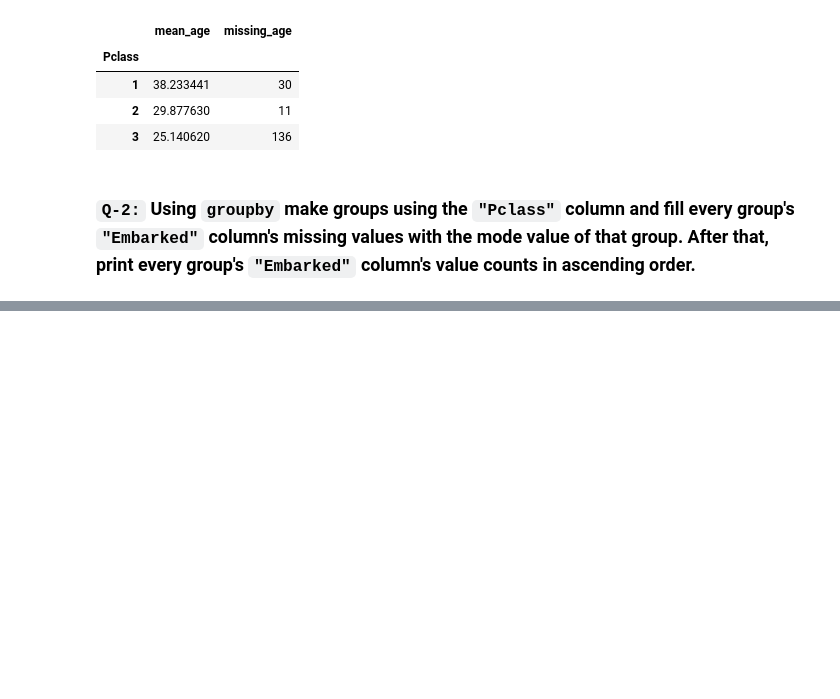
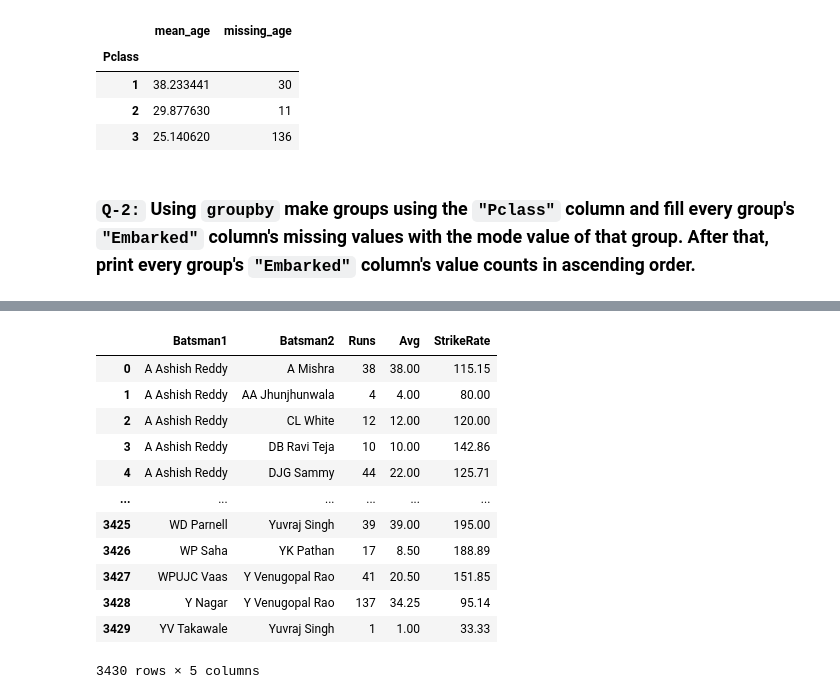
Before and after one commit to BhautikVekariya21/dsc, a Jupyter notebook: pandas/task19.ipynb, the cells around one changed output, grey strips where cells are left out. Saved outputs shown, nothing was run; the diff lists cells and outputs as text; code cells hidden in the pictures; blank space fills up the shorter version.

```diff
--- a/pandas/task19.ipynb
+++ b/pandas/task19.ipynb
@@ -40,0 +366,51 @@ titanic.groupby('Pclass').agg(
+# %%
+import pandas as pd
+
+# Load dataset
+df = pd.read_csv("deliveries.csv")
+
+# Create sorted batsman pair
+df['pair'] = df[['batsman', 'non_striker']].apply(lambda x: ' & '.join(sorted(x)), axis=1)
+
+# Group by pair to aggregate stats
+stats = df.groupby('pair').agg(
+    Runs=('batsman_runs', 'sum'),
+    Balls=('ball', 'count'),  # Legal deliveries
+    Wides=('wide_runs', 'sum'),  # Count wide deliveries
+    Dismissals=('player_dismissed', 'count')
+).reset_index()
+
+# Add wide balls to total balls
+stats['TotalBalls'] = stats['Balls'] + stats['Wides']
+
+# Compute Strike Rate and Average
+stats['StrikeRate'] = (stats['Runs'] / stats['TotalBalls'] * 100).round(2)
+stats['Avg'] = (stats['Runs'] / stats['Dismissals'].clip(lower=1)).round(2)  # Avoid division by zero
+
+# Split pair into Batsman1 and Batsman2
+stats[['Batsman1', 'Batsman2']] = stats['pair'].str.split(' & ', expand=True)
+
+# Select final columns
+batting_pairs = stats[['Batsman1', 'Batsman2', 'Runs', 'Avg', 'StrikeRate']]
+# Create three sorted DataFrames
+pairs_by_runs = batting_pairs.sort_values('Runs', ascending=False)
+pairs_by_strike = batting_pairs.sort_values('StrikeRate', ascending=False)
+pairs_by_avg = batting_pairs.sort_values('Avg', ascending=False)
+# Combine the three sorted DataFrames into a single DataFrame
+
+# Print result
+batting_pairs
+# %% [output]
+|  | Batsman1 | Batsman2 | Runs | Avg | StrikeRate |
+| 0 | A Ashish Reddy | A Mishra | 38 | 38.00 | 115.15 |
+| 1 | A Ashish Reddy | AA Jhunjhunwala | 4 | 4.00 | 80.00 |
+| 2 | A Ashish Reddy | CL White | 12 | 12.00 | 120.00 |
+| 3 | A Ashish Reddy | DB Ravi Teja | 10 | 10.00 | 142.86 |
+| 4 | A Ashish Reddy | DJG Sammy | 44 | 22.00 | 125.71 |
+| ... | ... | ... | ... | ... | ... |
+| 3425 | WD Parnell | Yuvraj Singh | 39 | 39.00 | 195.00 |
+| 3426 | WP Saha | YK Pathan | 17 | 8.50 | 188.89 |
+| 3427 | WPUJC Vaas | Y Venugopal Rao | 41 | 20.50 | 151.85 |
+| 3428 | Y Nagar | Y Venugopal Rao | 137 | 34.25 | 95.14 |
+| 3429 | YV Takawale | Yuvraj Singh | 1 | 1.00 | 33.33 |
+3430 rows × 5 columns
```
Also changed, not shown: parts of 24 cells of this notebook.
